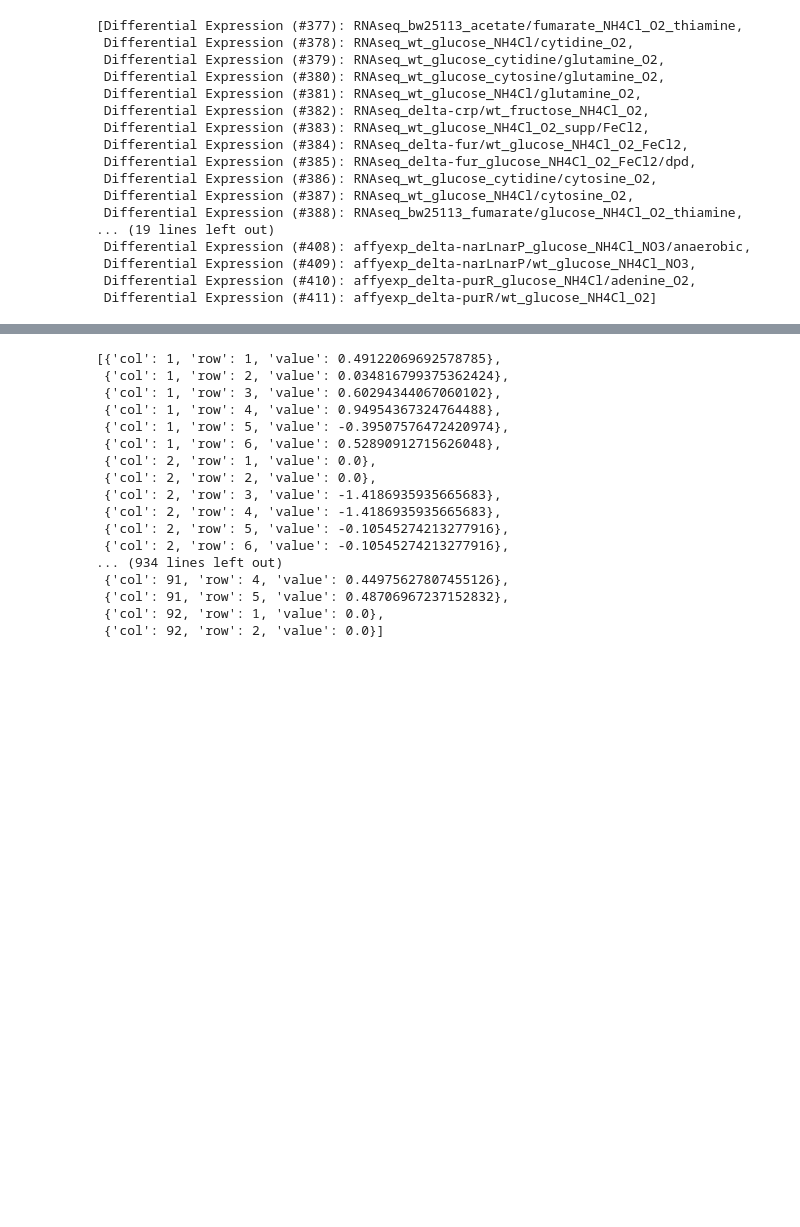
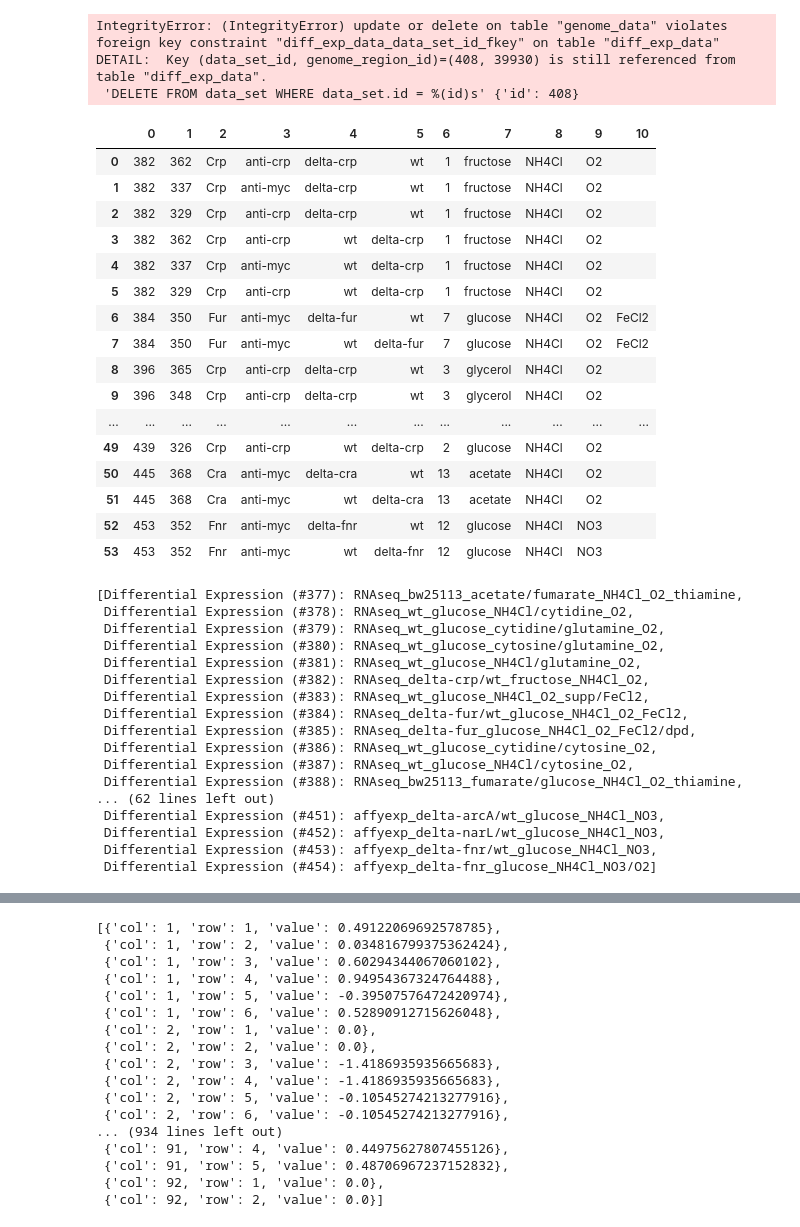
Before and after one commit to steve-federowicz/om, a Jupyter notebook: examples/crp_heatmap.ipynb, the cells around one changed output, grey strips where cells are left out. Cells and saved outputs as stored; diff of their text form; code cells hidden in the pictures; blank space fills up the shorter version.

Commit message:
adding multiple genomes

```diff
--- a/examples/crp_heatmap.ipynb
+++ b/examples/crp_heatmap.ipynb
@@ -8,9 +8,10 @@ import pandas as pd
 import numpy as np
 import math,cobra
 
-ome = base.Session()
+session = base.Session()
 #model = cobra.io.load_matlab_model('/Volumes/extra/Dropbox/om_data/models/iJO1366.mat')
 
 ged = GeneExpressionData
+cpg = ChIPPeakGene
 dged = DifferentialGeneExpressionData
 cpge = ChIPPeakGeneExpression
@@ -19,5 +20,32 @@ cobra/io/__init__.py:17 UserWarning: cobra.io.sbml requires libsbml
+# %%
+ome.delete(a)
+ome.commit()
+# %% [output]
+IntegrityError: (IntegrityError) update or delete on table "genome_data" violates foreign key constraint "diff_exp_data_data_set_id_fkey" on table "diff_exp_data"
+DETAIL:  Key (data_set_id, genome_region_id)=(408, 39930) is still referenced from table "diff_exp_data".
+ 'DELETE FROM data_set WHERE data_set.id = %(id)s' {'id': 408}
+# %%
+pd.DataFrame(session.query(diff_exp_chip_peak).all())
+# %% [output]
+|  | 0 | 1 | 2 | 3 | 4 | 5 | 6 | 7 | 8 | 9 | 10 |
+| 0 | 382 | 362 | Crp | anti-crp | delta-crp | wt | 1 | fructose | NH4Cl | O2 |  |
+| 1 | 382 | 337 | Crp | anti-myc | delta-crp | wt | 1 | fructose | NH4Cl | O2 |  |
+| 2 | 382 | 329 | Crp | anti-crp | delta-crp | wt | 1 | fructose | NH4Cl | O2 |  |
+| 3 | 382 | 362 | Crp | anti-crp | wt | delta-crp | 1 | fructose | NH4Cl | O2 |  |
+| 4 | 382 | 337 | Crp | anti-myc | wt | delta-crp | 1 | fructose | NH4Cl | O2 |  |
+| 5 | 382 | 329 | Crp | anti-crp | wt | delta-crp | 1 | fructose | NH4Cl | O2 |  |
+| 6 | 384 | 350 | Fur | anti-myc | delta-fur | wt | 7 | glucose | NH4Cl | O2 | FeCl2 |
+| 7 | 384 | 350 | Fur | anti-myc | wt | delta-fur | 7 | glucose | NH4Cl | O2 | FeCl2 |
+| 8 | 396 | 365 | Crp | anti-crp | delta-crp | wt | 3 | glycerol | NH4Cl | O2 |  |
+| 9 | 396 | 348 | Crp | anti-crp | delta-crp | wt | 3 | glycerol | NH4Cl | O2 |  |
+| ... | ... | ... | ... | ... | ... | ... | ... | ... | ... | ... | ... |
+| 49 | 439 | 326 | Crp | anti-crp | wt | delta-crp | 2 | glucose | NH4Cl | O2 |  |
+| 50 | 445 | 368 | Cra | anti-myc | delta-cra | wt | 13 | acetate | NH4Cl | O2 |  |
+| 51 | 445 | 368 | Cra | anti-myc | wt | delta-cra | 13 | acetate | NH4Cl | O2 |  |
+| 52 | 453 | 352 | Fnr | anti-myc | delta-fnr | wt | 12 | glucose | NH4Cl | NO3 |  |
+| 53 | 453 | 352 | Fnr | anti-myc | wt | delta-fnr | 12 | glucose | NH4Cl | NO3 |  |
 # %%
-ome.query(DifferentialExpression).all()
+session.query(DifferentialExpression).all()
 # %% [output]
 [Differential Expression (#377): RNAseq_bw25113_acetate/fumarate_NH4Cl_O2_thiamine,
  Differential Expression (#378): RNAseq_wt_glucose_NH4Cl/cytidine_O2,
@@ -31,8 +59,8 @@ ome.query(DifferentialExpression).all()
  Differential Expression (#386): RNAseq_wt_glucose_cytidine/cytosine_O2,
  Differential Expression (#387): RNAseq_wt_glucose_NH4Cl/cytosine_O2,
  Differential Expression (#388): RNAseq_bw25113_fumarate/glucose_NH4Cl_O2_thiamine,
-... (19 lines left out)
- Differential Expression (#408): affyexp_delta-narLnarP_glucose_NH4Cl_NO3/anaerobic,
- Differential Expression (#409): affyexp_delta-narLnarP/wt_glucose_NH4Cl_NO3,
- Differential Expression (#410): affyexp_delta-purR_glucose_NH4Cl/adenine_O2,
- Differential Expression (#411): affyexp_delta-purR/wt_glucose_NH4Cl_O2]
+... (62 lines left out)
+ Differential Expression (#451): affyexp_delta-arcA/wt_glucose_NH4Cl_NO3,
+ Differential Expression (#452): affyexp_delta-narL/wt_glucose_NH4Cl_NO3,
+ Differential Expression (#453): affyexp_delta-fnr/wt_glucose_NH4Cl_NO3,
+ Differential Expression (#454): affyexp_delta-fnr_glucose_NH4Cl_NO3/O2]
```
Also changed, not shown: parts of 9 cells of this notebook, 8 other files.
